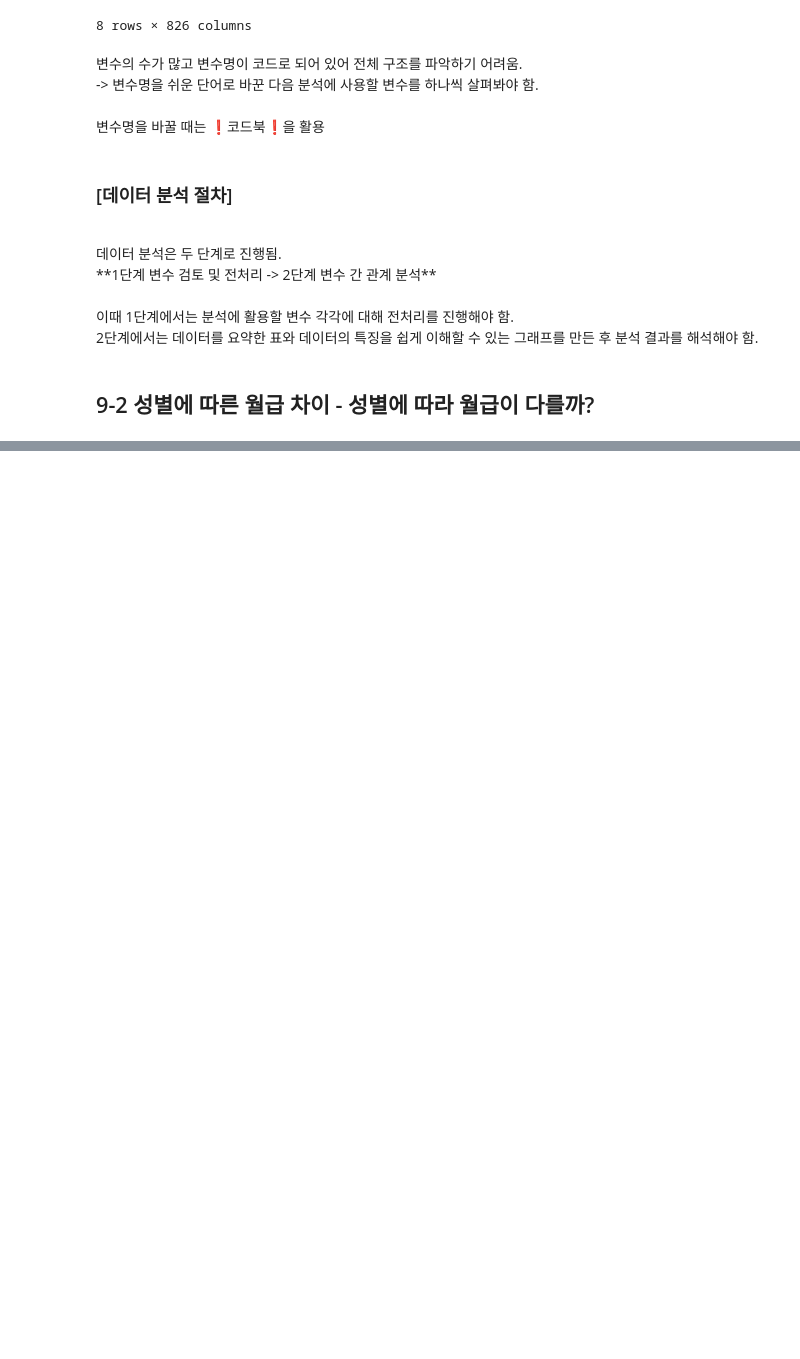
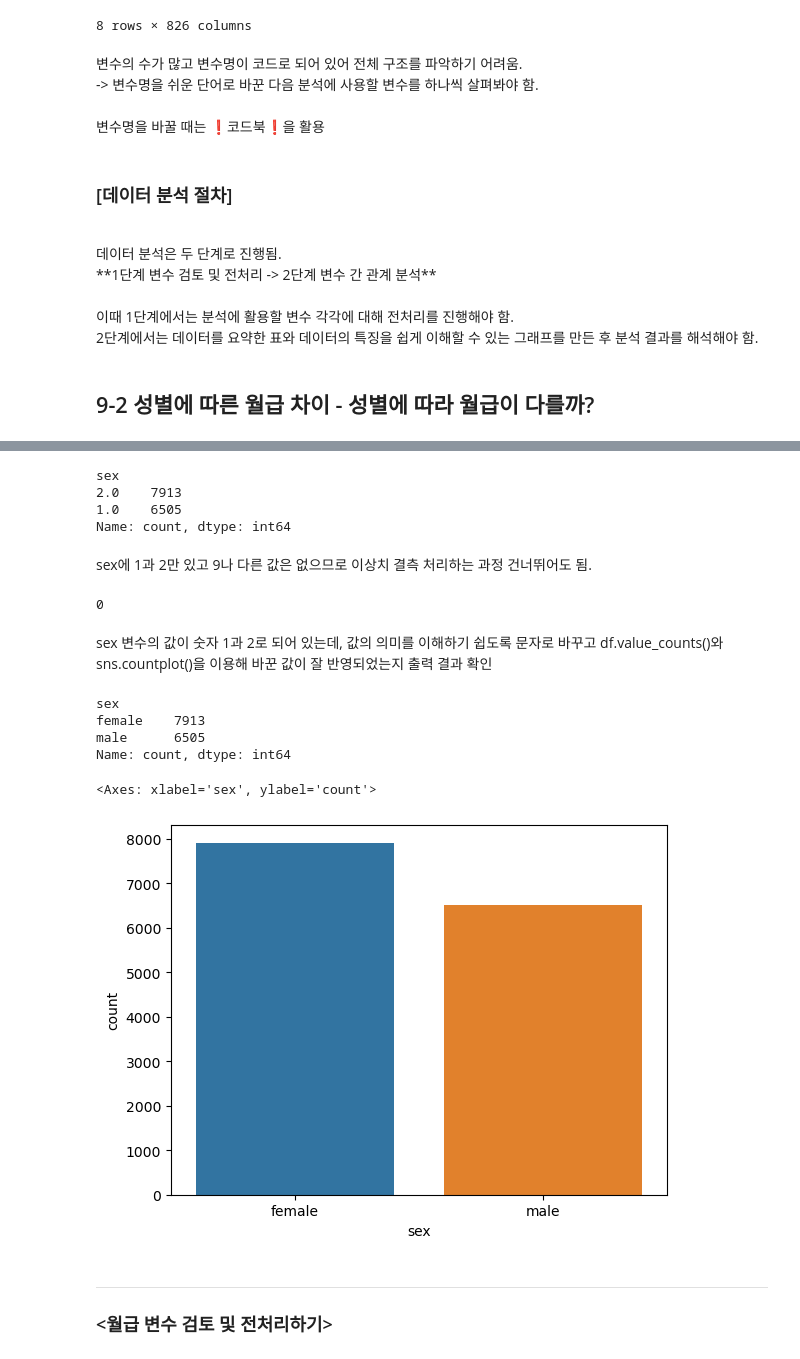
Before and after one commit to chlwldns00/weit, a Jupyter notebook: chapter9/chapter9.ipynb, the cells around one changed output, grey strips where cells are left out. Cells and saved outputs as stored; diff of their text form; code cells hidden in the pictures; blank space fills up the shorter version.

```diff
--- a/chapter9/chapter9.ipynb
+++ b/chapter9/chapter9.ipynb
@@ -81,0 +106,40 @@ welfare = welfare.rename(
+# %%
+# 이상치 확인
+welfare['sex'].value_counts()
+# %% [output]
+sex
+2.0    7913
+1.0    6505
+Name: count, dtype: int64
+# %% [markdown]
+sex에 1과 2만 있고 9나 다른 값은 없으므로 이상치 결측 처리하는 과정 건너뛰어도 됨.
+# %%
+# 지금은 건너뛰어도 되지만, 만약에 이상치가 있다면????
+# 이상치 결측 처리
+welfare['sex'] = np.where(welfare['sex'] == 9, np.nan, welfare['sex'])
+
+# 결측치 확인
+welfare['sex'].isna().sum()
+# %% [output]
+0
+# %% [markdown]
+sex 변수의 값이 숫자 1과 2로 되어 있는데, 값의 의미를 이해하기 쉽도록 문자로 바꾸고 df.value_counts()와 sns.countplot()을 이용해 바꾼 값이 잘 반영되었는지 출력 결과 확인
+# %%
+# 성별 항목 이름 부여
+welfare['sex'] = np.where(welfare['sex'] == 1, 'male', 'female')
+
+# 빈도 구하기
+print(welfare['sex'].value_counts())
+
+# 빈도 막대 그래프 만들기
+sns.countplot(data = welfare, x = 'sex')
+# %% [output]
+sex
+female    7913
+male      6505
+Name: count, dtype: int64
+<Axes: xlabel='sex', ylabel='count'>
+[figure, added]
+# %% [markdown]
+<hr/>
+<h3><월급 변수 검토 및 전처리하기></h3>
```
Also changed, not shown: parts of 24 cells of this notebook.
